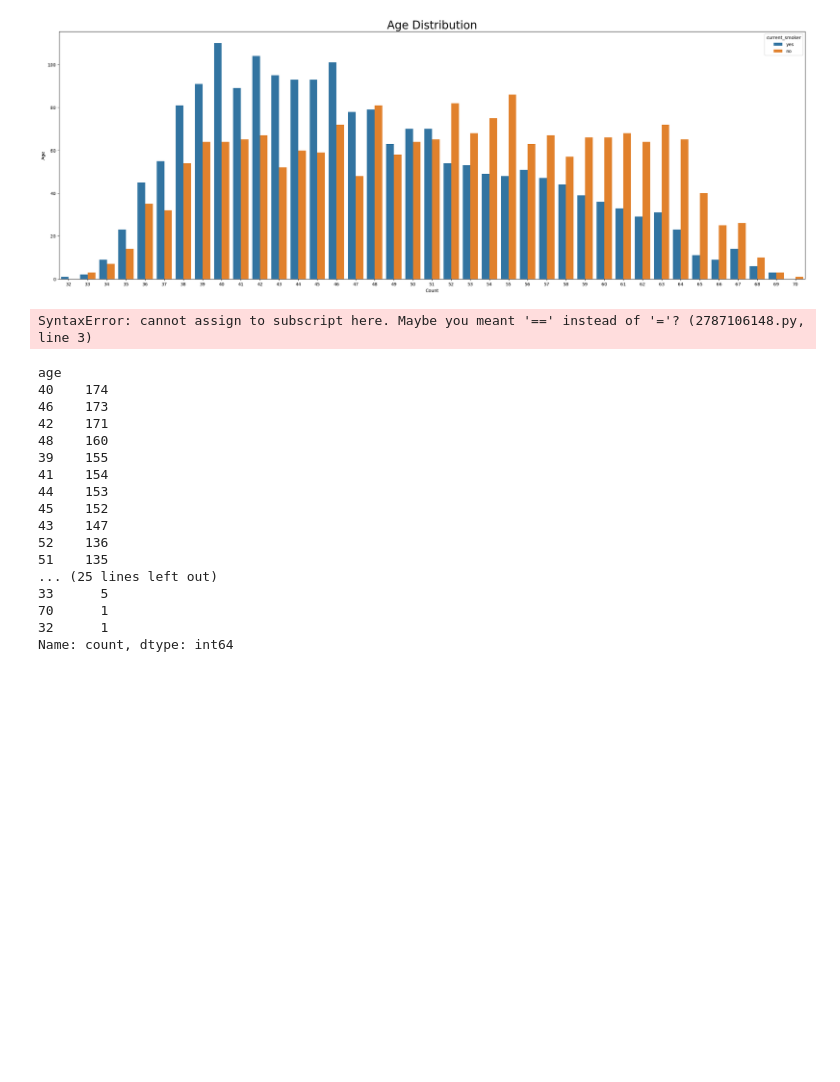
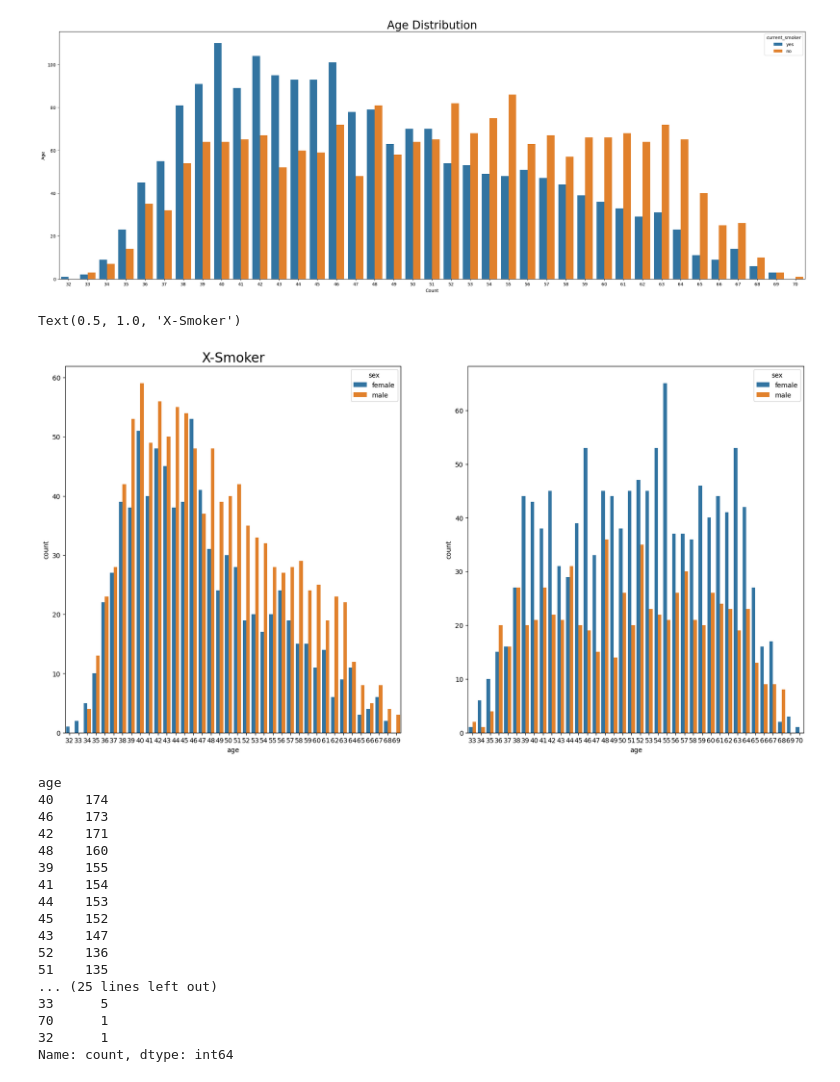
Before and after one commit to 254Bit/SmokersHealthData, a Jupyter notebook: smokers_data.ipynb, the cells around one changed output. Saved outputs shown, nothing was run; the diff lists cells and outputs as text; code cells hidden in the pictures; blank space fills up the shorter version.

Commit message:
sns countplot graph

```diff
--- a/smokers_data.ipynb
+++ b/smokers_data.ipynb
@@ -126,12 +124,16 @@ ax.titlesize = 'large'
 # %% [output]
 [figure]
 # %%
-f, ax=plt.subplot(1,2,figsize=(20,10))
+f,ax=plt.subplots(1,2,figsize=(20,10))
 
-chart = sns.countplot(data=df=[df['current_smoker']='yes'], x='age', hue='sex', ax=ax[0])
+chart = sns.countplot(data=df[df['current_smoker']=='yes'], x='age', hue='sex', ax=ax[0])
 ax[0].set_title('Current Smoker', fontsize=20)
+
+chart = sns.countplot(data=df[df['current_smoker']=='no'], x='age', hue='sex',ax=ax[1])
+ax[0].set_title('X-Smoker', fontsize=20)
 # %% [output]
-SyntaxError: cannot assign to subscript here. Maybe you meant '==' instead of '='? (2787106148.py, line 3)
+Text(0.5, 1.0, 'X-Smoker')
+[figure, added]
 # %%
 fig = px.scatter(df, y = 'age')
 fig.show()
```
Also changed, not shown: parts of 1 cell of this notebook.
